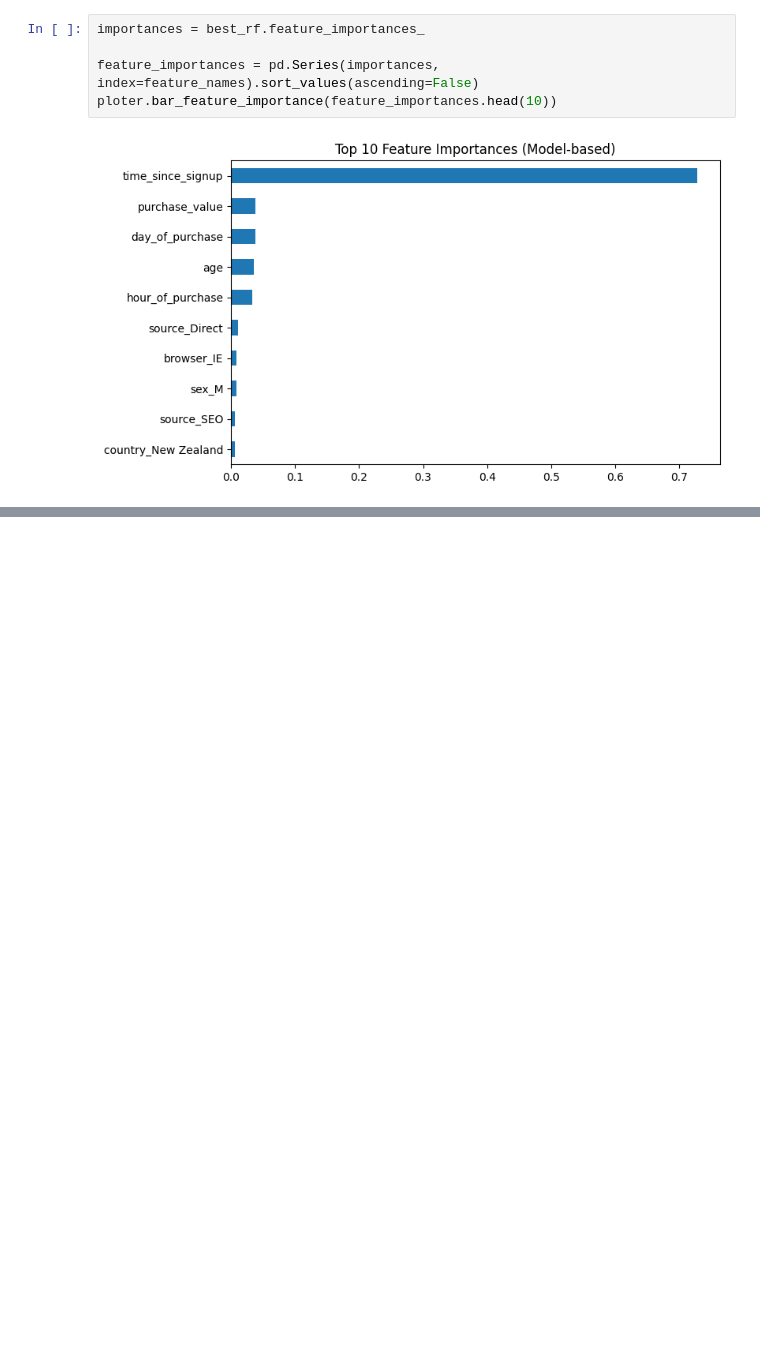
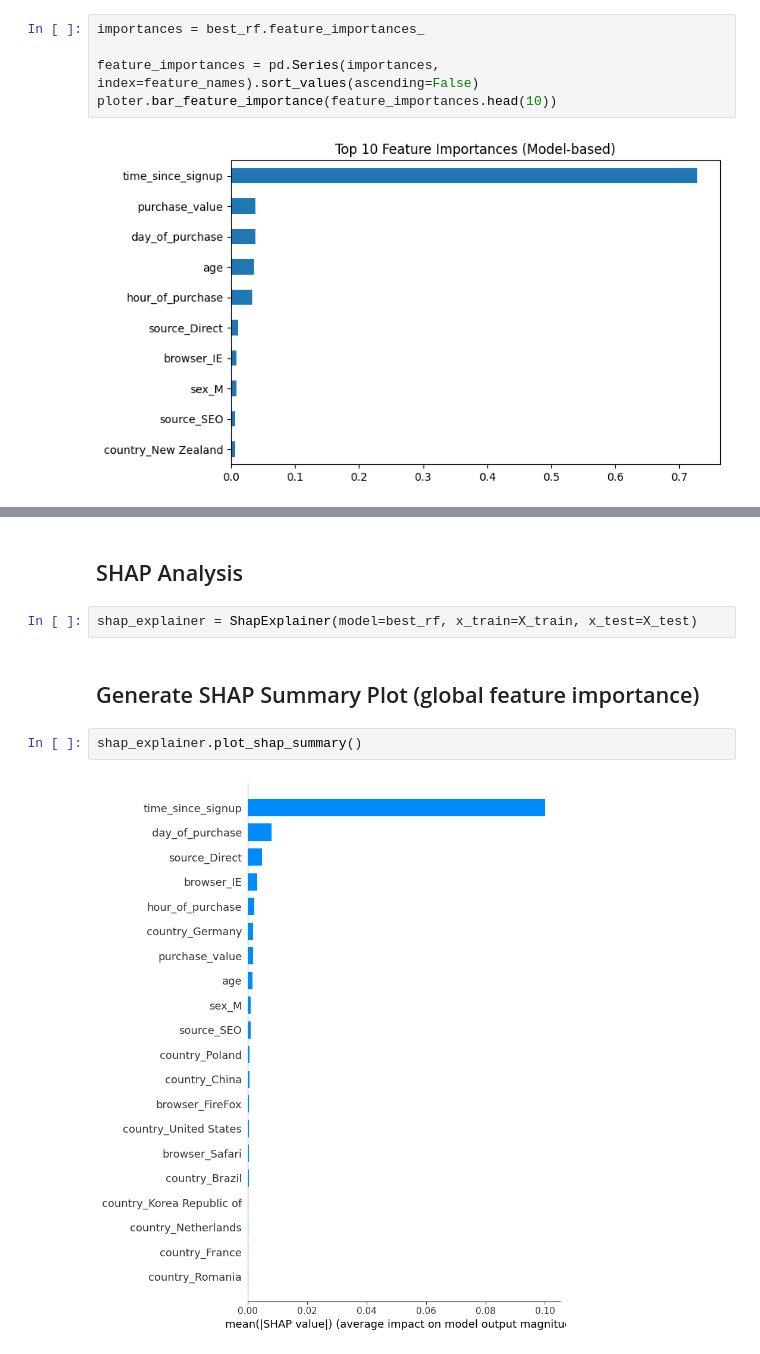
Before and after one commit to Aryam-21/Improved-detection-of-fraud-cases, a Jupyter notebook: notebooks/e_commerce_ ModelExplainability.ipynb, the cells around one changed output, grey strips where cells are left out. Drawn from its saved outputs; the diff is of its cells as text; blank space fills up the shorter version.

Commit message:
Implementing of Global shapand local shap.

```diff
--- a/notebooks/e_commerce_ ModelExplainability.ipynb
+++ b/notebooks/e_commerce_ ModelExplainability.ipynb
@@ -43,0 +54,10 @@ ploter.bar_feature_importance(feature_importances.head(10))
+# %% [markdown]
+## SHAP Analysis
+# %%
+shap_explainer = ShapExplainer(model=best_rf, x_train=X_train, x_test=X_test)
+# %% [markdown]
+## Generate SHAP Summary Plot (global feature importance)
+# %%
+shap_explainer.plot_shap_summary()
+# %% [output]
+[figure, added]
```
Also changed, not shown: parts of 9 cells of this notebook, 1 other file.
